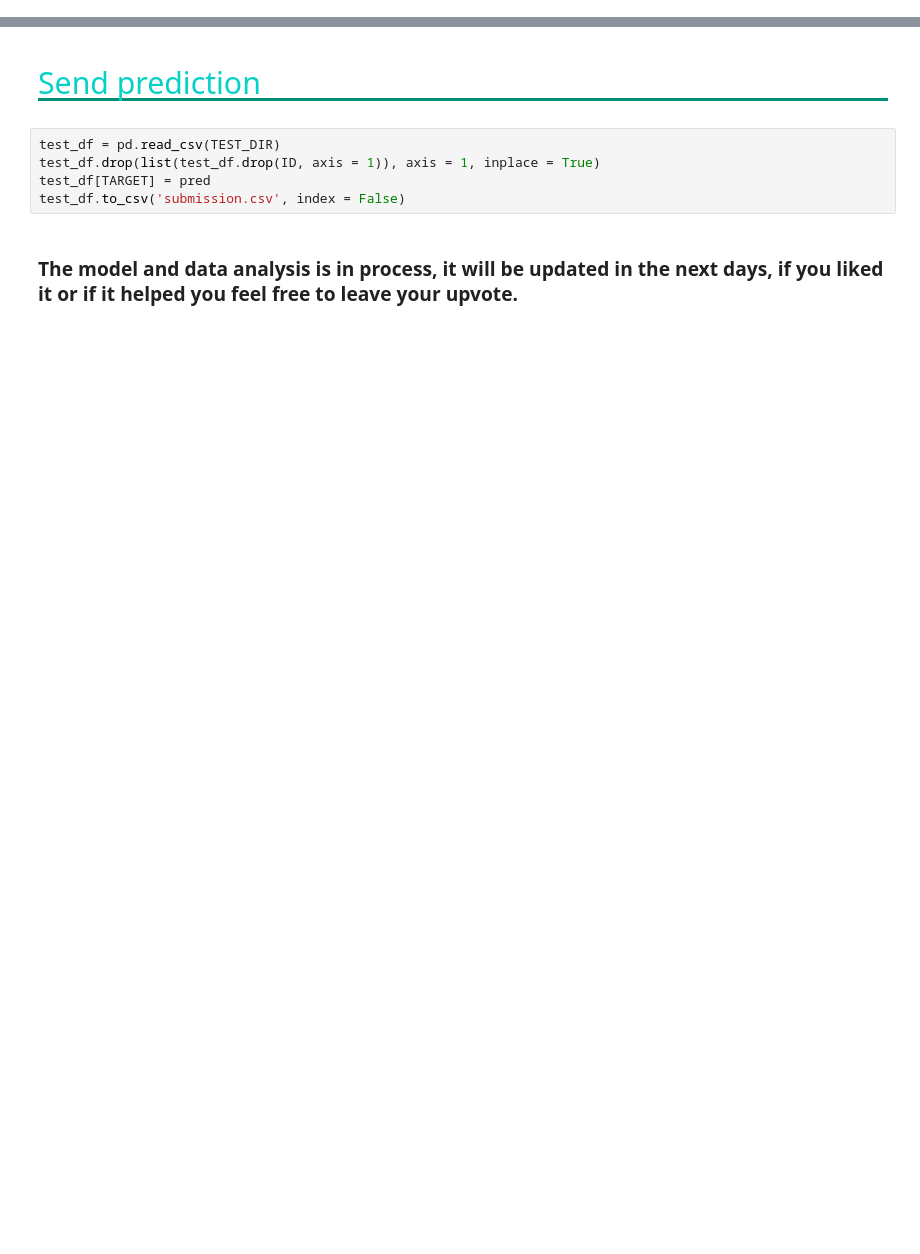
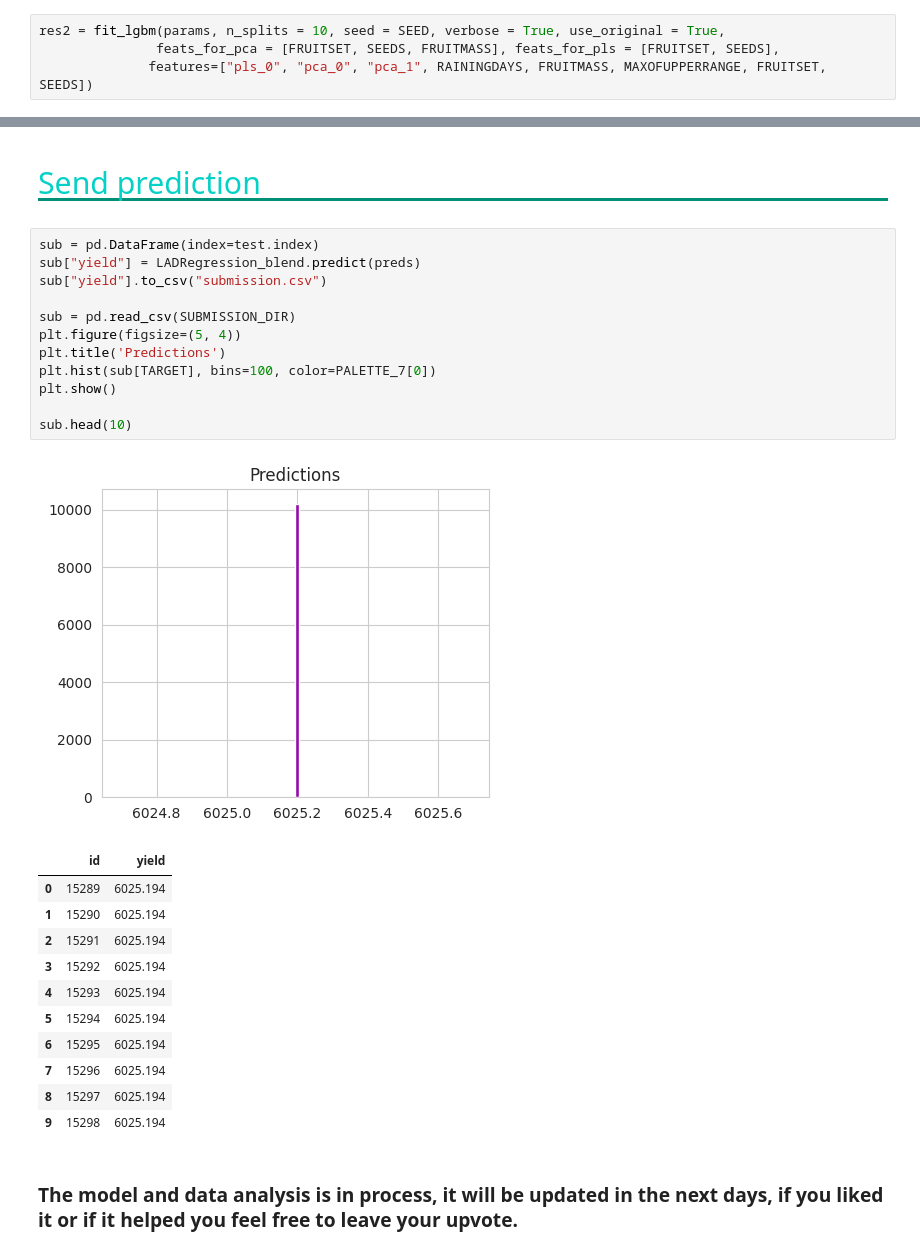
Before and after one commit to fxop0218/PlayGround-Kaggle-Series3, a Jupyter notebook: ps-s3-e14-eda-model-en-es.ipynb, the cells around one changed output, grey strips where cells are left out. Drawn from its saved outputs; the diff is of its cells as text; blank space fills up the shorter version.

```diff
--- a/ps-s3-e14-eda-model-en-es.ipynb
+++ b/ps-s3-e14-eda-model-en-es.ipynb
@@ -594,0 +1020,4 @@ pred = voter.predict(test_df)
+# %%
+res2 = fit_lgbm(params, n_splits = 10, seed = SEED, verbose = True, use_original = True,
+               feats_for_pca = [FRUITSET, SEEDS, FRUITMASS], feats_for_pls = [FRUITSET, SEEDS],
+              features=["pls_0", "pca_0", "pca_1", RAININGDAYS, FRUITMASS, MAXOFUPPERRANGE, FRUITSET, SEEDS])
@@ -595,10 +1143,30 @@ pred = voter.predict(test_df)
 # %% [markdown]
 
 ## <p style="font-family:Consolas Mono; font-weight:normal; letter-spacing: 2px; color:#06D1C7; font-size:130%; text-align:left;padding: 0px; border-bottom: 3px solid #008F77">Send prediction</p>
-# %%
-test_df = pd.read_csv(TEST_DIR)
-test_df.drop(list(test_df.drop(ID, axis = 1)), axis = 1, inplace = True)
-test_df[TARGET] = pred
-test_df.to_csv('submission.csv', index = False)
+# %%
+sub = pd.DataFrame(index=test.index)
+sub["yield"] = LADRegression_blend.predict(preds)
+sub["yield"].to_csv("submission.csv")
+
+sub = pd.read_csv(SUBMISSION_DIR)
+plt.figure(figsize=(5, 4))
+plt.title('Predictions')
+plt.hist(sub[TARGET], bins=100, color=PALETTE_7[0])
+plt.show()
+
+sub.head(10)
+# %% [output]
+[figure, added]
+|  | id | yield |
+| 0 | 15289 | 6025.194 |
+| 1 | 15290 | 6025.194 |
+| 2 | 15291 | 6025.194 |
+| 3 | 15292 | 6025.194 |
+| 4 | 15293 | 6025.194 |
+| 5 | 15294 | 6025.194 |
+| 6 | 15295 | 6025.194 |
+| 7 | 15296 | 6025.194 |
+| 8 | 15297 | 6025.194 |
+| 9 | 15298 | 6025.194 |
 # %% [markdown]
 ### The model and data analysis is in process, it will be updated in the next days, if you liked it or if it helped you feel free to leave your upvote.
```
Also changed, not shown: parts of 30 cells of this notebook.
